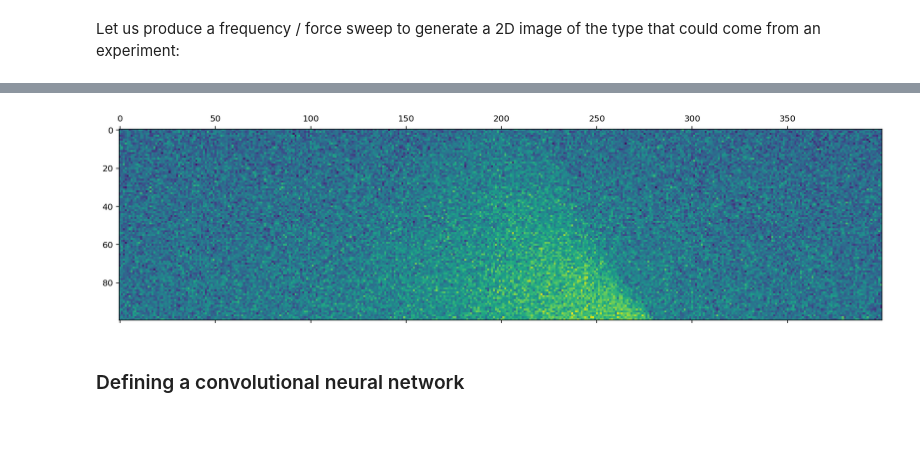
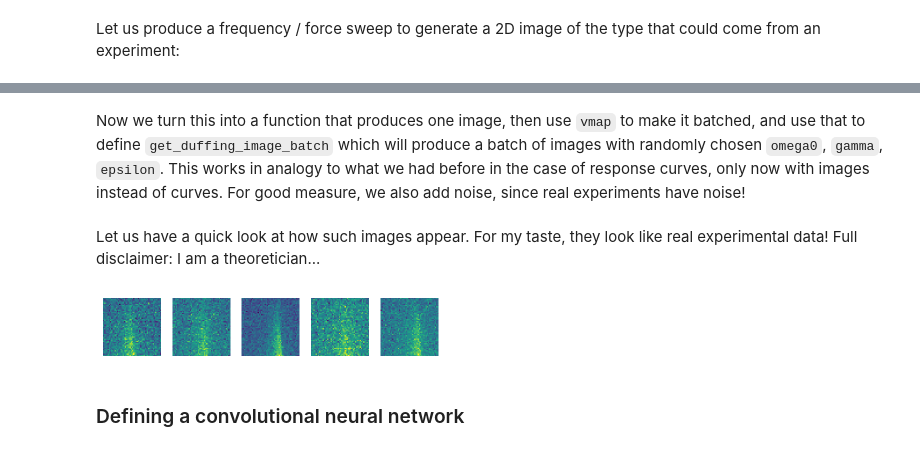
Before and after one commit to FlorianMarquardt/MachineLearningThreeEasyLessons, a Jupyter notebook: 2024_09_Trieste_Duffing_Example.ipynb, the cells around one changed output, grey strips where cells are left out. Drawn from its saved outputs; the diff is of its cells as text; code cells hidden in the pictures.

````diff
--- a/2024_09_Trieste_Duffing_Example.ipynb
+++ b/2024_09_Trieste_Duffing_Example.ipynb
@@ -489,11 +488,40 @@ A real experiment will have noise:
-# %%
-key = jax.random.key(42)
-noise = jax.random.normal(key,zs.shape)
-
-plt.matshow( jnp.abs(zs) + 0.5*noise)
-plt.show()
-# %% [output]
-[figure, removed]
+# %% [markdown]
+Now we turn this into a function that produces one image, then use ```vmap``` to make it batched, and use that to define ```get_duffing_image_batch``` which will produce a batch of images with randomly chosen ```omega0```, ```gamma```, ```epsilon```. This works in analogy to what we had before in the case of response curves, only now with images instead of curves. For good measure, we also add noise, since real experiments have noise!
+# %%
+def produce_force_sweep_image(omega0,epsilon,gamma,npixels):
+    zs,ts,omegas = solve_duffing_force_batch( 0.0+0.01j, omega0, gamma,
+                      epsilon, jnp.linspace(0.1,1.0,npixels), -4.0, +4.0,
+                      200.0, 400 )
+    # downscale image (save computation time later):
+    return jax.image.resize(jnp.abs(zs), (npixels,npixels), "cubic")
+
+# a batched version,
+# also compiled for speedup.
+# static_argnums=3 says that argument index 3, "npixels",
+# is not a jax array and is considered static. If it changes,
+# a recompilation will be triggered.
+produce_force_sweep_image_batch = jax.jit( vmap( produce_force_sweep_image,
+                                       in_axes=[0,0,0,None], out_axes=0),
+                                         static_argnums=3)
+
+def get_duffing_image_batch(key, noise_strength, batchsize, ranges, npixels):
+    subkey1, subkey2 = jax.random.split( key )
+    omega0s, gammas, epsilons = random_parameter_vectors( subkey1, batchsize, ranges )
+    output = produce_force_sweep_image_batch( omega0s,epsilons,gammas, npixels )
+    return ( output + noise_strength * jax.random.normal( subkey2, jnp.shape(output) ),
+           jnp.stack([omega0s,gammas,epsilons],1) )
+# %% [markdown]
+Let us have a quick look at how such images appear. For my taste, they look like real experimental data! Full disclaimer: I am a theoretician...
+# %%
+subkey, key = jax.random.split(key)
+img_batch,_ = get_duffing_image_batch( subkey, 0.5, 5, value_ranges, 50)
+
+fig,ax=plt.subplots(ncols=5)
+for j in range(5):
+    ax[j].matshow(img_batch[j])
+    ax[j].axis('off')
+# %% [output]
+[figure, added]
 # %% [markdown]
 ### Defining a convolutional neural network
 # %%
````
Also changed, not shown: parts of 15 cells of this notebook.
